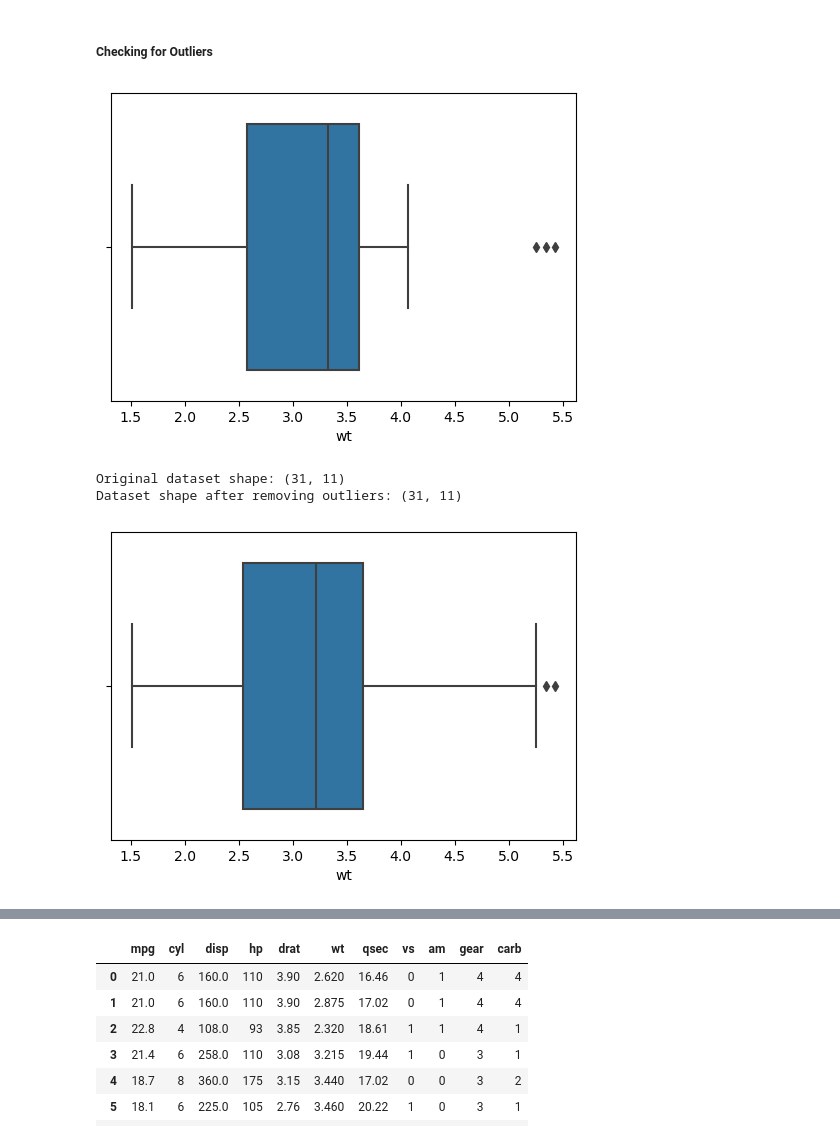
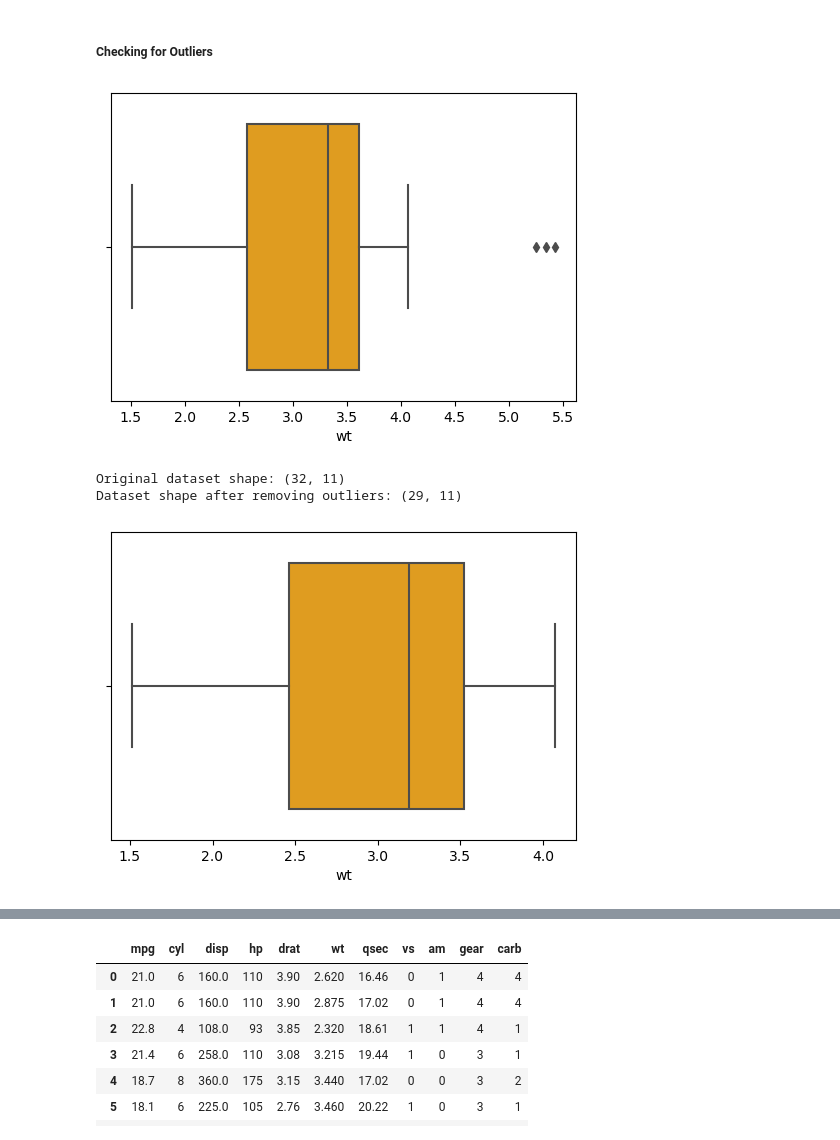
Before and after one commit to Tangirala20/Machine-Learning-Projects, a Jupyter notebook: Best Fit model for MT_Cars.ipynb, the cells around one changed output, grey strips where cells are left out. Cells and saved outputs as stored; diff of their text form; code cells hidden in the pictures.

```diff
--- a/Best Fit model for MT_Cars.ipynb
+++ b/Best Fit model for MT_Cars.ipynb
@@ -102,10 +103,10 @@ dtype: object
 ##### Checking for Outliers
 # %%
 plt.figure(figsize=(6, 4))
-sns.boxplot(x=df['wt'])
+sns.boxplot(x=df['wt'],color='orange')
 plt.show() #checking for outliers using box plot
 # %% [output]
-[figure, old version]
+[figure, new version]
 # %%
 Q1 = df['wt'].quantile(0.25)
 Q3 = df['wt'].quantile(0.75)
@@ -116,7 +117,7 @@ Q3 = df['hp'].quantile(0.75)
 IQR = Q3 - Q1
 # %%
 is_outlier = ((df['hp'] < (Q1 - 1.5 * IQR)) | (df['hp'] > (Q3 + 1.5 * IQR)))
-df = df[~is_outlier].reset_index(drop=True)
+df_no_outliers = df[~is_outlier].reset_index(drop=True)
 # %%
 is_outlier = ((df['wt'] < (Q1 - 1.5 * IQR)) | (df['wt'] > (Q3 + 1.5 * IQR)))
 df_no_outliers = df[~is_outlier].reset_index(drop=True)
@@ -124,13 +125,13 @@ df_no_outliers = df[~is_outlier].reset_index(drop=True)
 print("Original dataset shape:", df.shape)
 print("Dataset shape after removing outliers:", df_no_outliers.shape)
 # %% [output]
-Original dataset shape: (31, 11)
-Dataset shape after removing outliers: (31, 11)
+Original dataset shape: (32, 11)
+Dataset shape after removing outliers: (29, 11)
 # %%
 plt.figure(figsize=(6, 4))
-sns.boxplot(x=df_no_outliers['wt'])
+sns.boxplot(x=df_no_outliers['wt'],color='orange')
 plt.show()
 # %% [output]
-[figure, old version]
+[figure, new version]
 # %%
 plt.figure(figsize=(6, 4))
```
Also changed, not shown: parts of 52 cells of this notebook, 1 other file.
